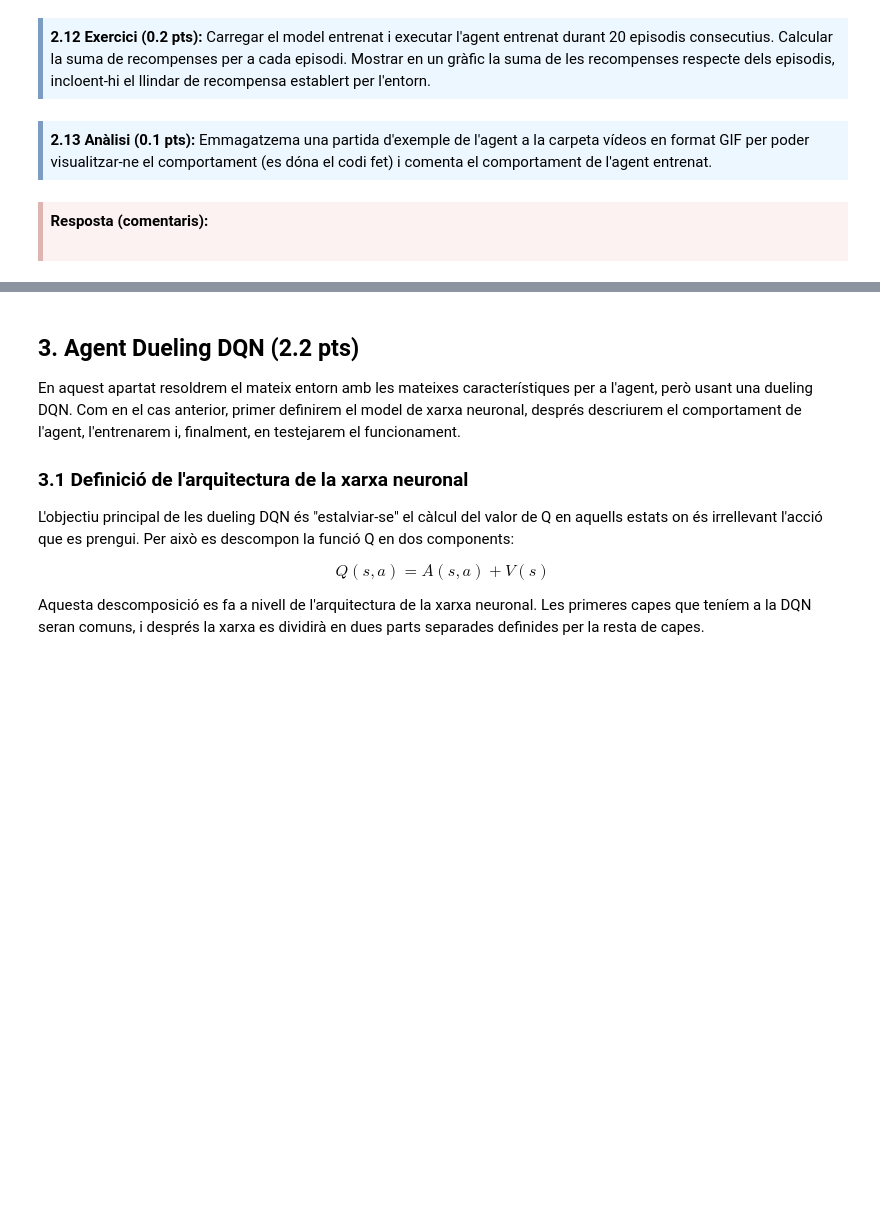
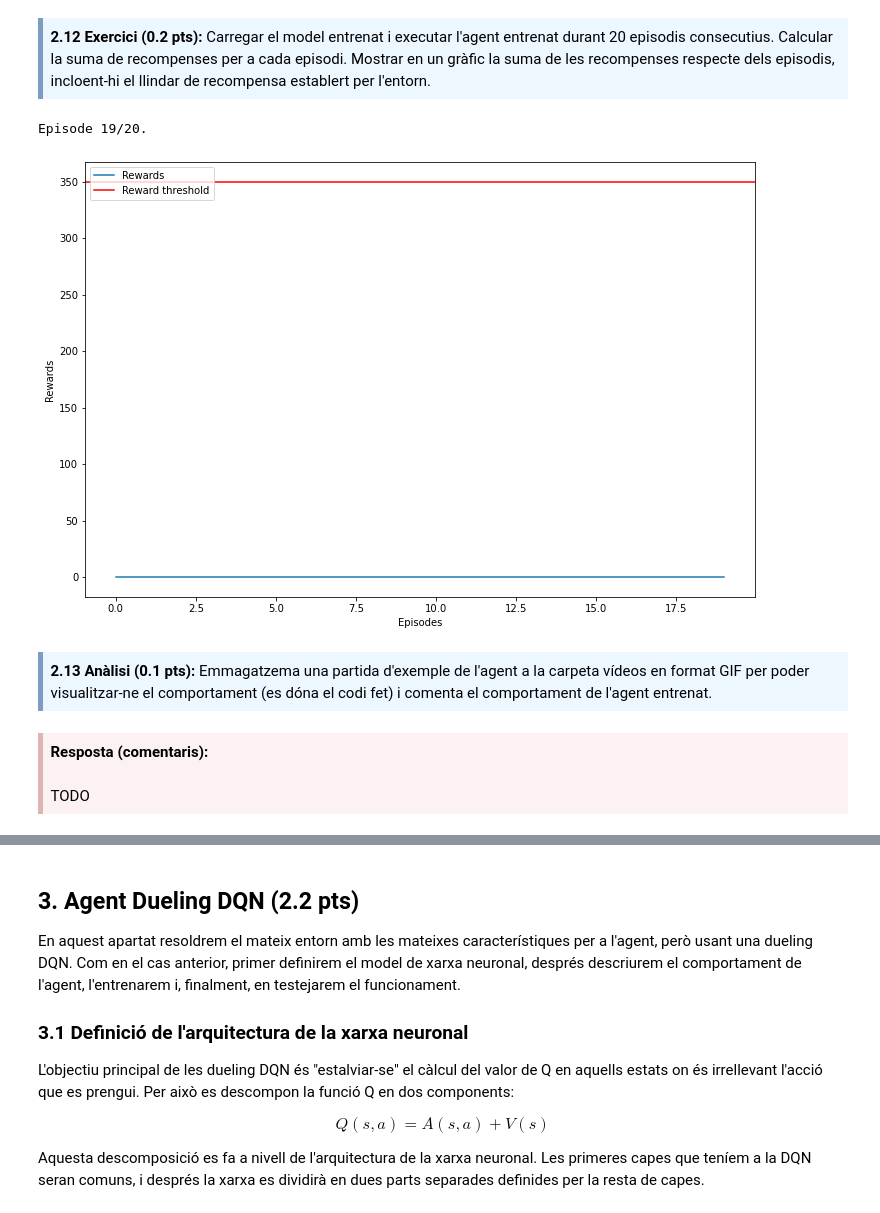
Before and after one commit to jordi-puig/master-data-science, a Jupyter notebook: reinforcement-learning/PAC2/M2.983_2022_1_PAC2-Sol.ipynb, the cells around one changed output, grey strips where cells are left out. Cells and saved outputs as stored; diff of their text form; code cells hidden in the pictures; blank space fills up the shorter version.

```diff
--- a/reinforcement-learning/PAC2/M2.983_2022_1_PAC2-Sol.ipynb
+++ b/reinforcement-learning/PAC2/M2.983_2022_1_PAC2-Sol.ipynb
@@ -862,11 +896,48 @@ Un cop entrenat l'agent, ens interessa comprovar com ha après de bé, si el "ro
 <div style="background-color: #EDF7FF; border-color: #7C9DBF; border-left: 5px solid #7C9DBF; padding: 0.5em;">
 <strong>2.12 Exercici (0.2 pts):</strong> Carregar el model entrenat i executar l'agent entrenat durant 20 episodis consecutius. Calcular la suma de recompenses per a cada episodi. Mostrar en un gràfic la suma de les recompenses respecte dels episodis, incloent-hi el llindar de recompensa establert per l'entorn.
 </div>
-# %%
-agentDQN.main_network.load_state_dict(torch.load("agentDQN_Trained_Model_dqn_cnn.pth"))
-##TODO: Calcular la suma de recompenses
-
-##TODO: realitzar les gràfiques que es demanen
+# %%
+env = gym.make('SpaceInvaders-v4', render_mode='rgb_array')
+
+def play_games_dqn(env, ag, num_games):
+    total_reward_list = []
+    for i_game in range(num_games):
+        if i_game % 1 == 0:
+            print("\rEpisode {}/{}.".format(i_game, num_games), end="")
+            sys.stdout.flush()
+
+        env.reset()
+        observation = env.reset()
+        start_game = preprocess_observation(observation)
+        state= stack_frame(None, start_game, True)
+        total_reward = 0
+        done = False
+        while not done:
+            action = ag.main_network.get_action(state,epsilon=0.0)
+            observation, reward, done, info = env.step(action)
+            total_reward += reward
+            state= stack_frame(state, preprocess_observation(observation), False)
+            if done:
+                total_reward_list.append(total_reward)
+    env.close()
+    return total_reward_list
+
+total_reward_list = play_games_dqn(env, agentDQN, 20)
+
+
+def plot_rewards_min(agent, total_reward_list):
+        plt.figure(figsize=(12,8))
+        plt.plot(total_reward_list, label='Rewards')
+        plt.axhline(agent.reward_threshold, color='r', label="Reward threshold")
+        plt.xlabel('Episodes')
+        plt.ylabel('Rewards')
+        plt.legend(loc="upper left")
+        plt.show()
+
+plot_rewards_min(agentDQN, total_reward_list)
+# %% [output]
+Episode 19/20.
+[figure, added]
 # %% [markdown]
 <div style="background-color: #EDF7FF; border-color: #7C9DBF; border-left: 5px solid #7C9DBF; padding: 0.5em;">
 <strong>2.13 Anàlisi (0.1 pts):</strong> Emmagatzema una partida d'exemple de l'agent a la carpeta vídeos en format GIF per poder visualitzar-ne el comportament (es dóna el codi fet) i comenta el comportament de l'agent entrenat.
@@ -913,7 +984,7 @@ save_agent_gif(env,agentDQN, 'agent_dqn.gif')
 <div style="background-color: #fcf2f2; border-color: #dfb5b4; border-left: 5px solid #dfb5b4; padding: 0.5em;">
 <strong>Resposta (comentaris):</strong>
 <br><br>
-
+TODO
 </div>
 # %% [markdown]
 Pot ser que el resultat sigui molt semblant al següent GIF. No us preocupeu, amb els paràmetres escollits és difícil obtenir un millor rendiment.
```
Also changed, not shown: parts of 25 cells of this notebook, 10 other files.
